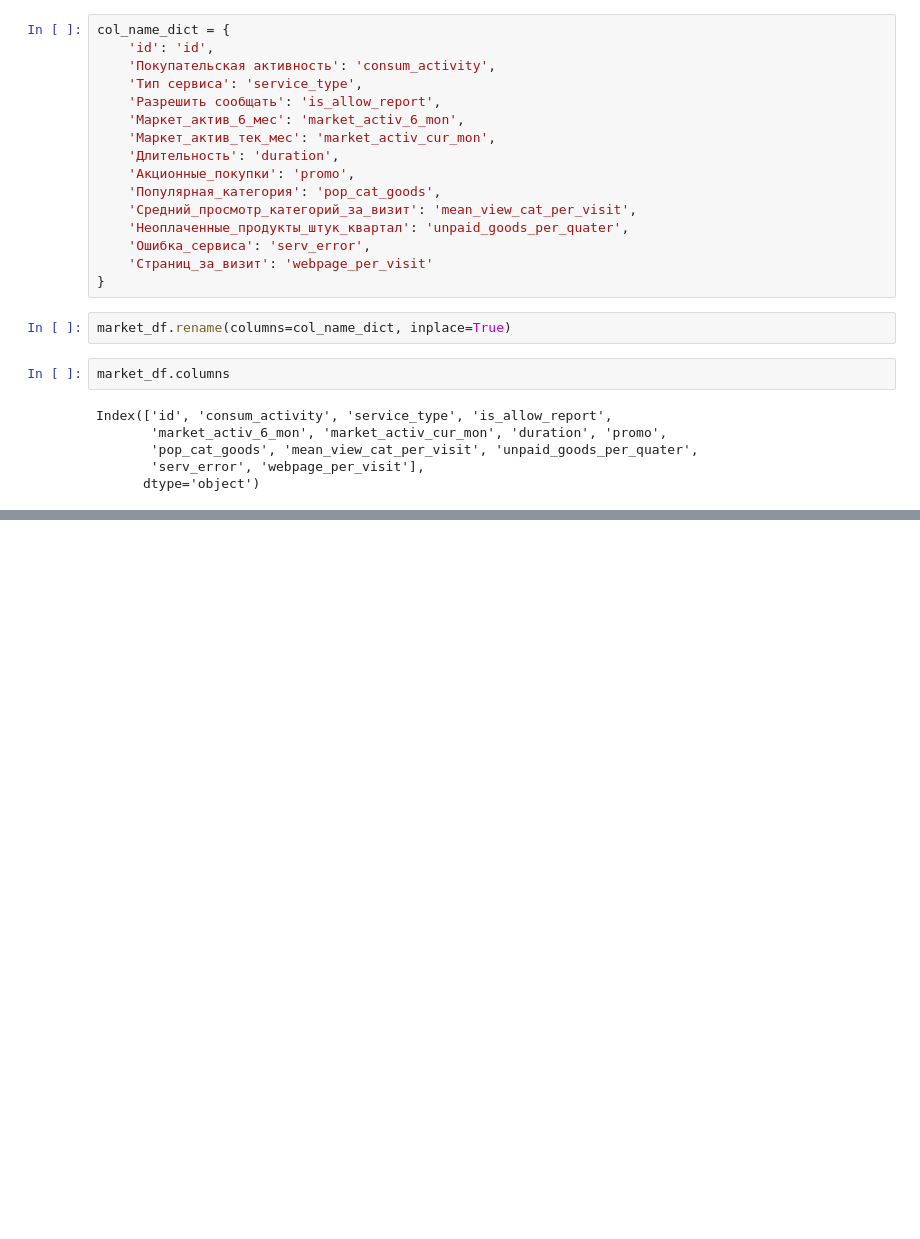
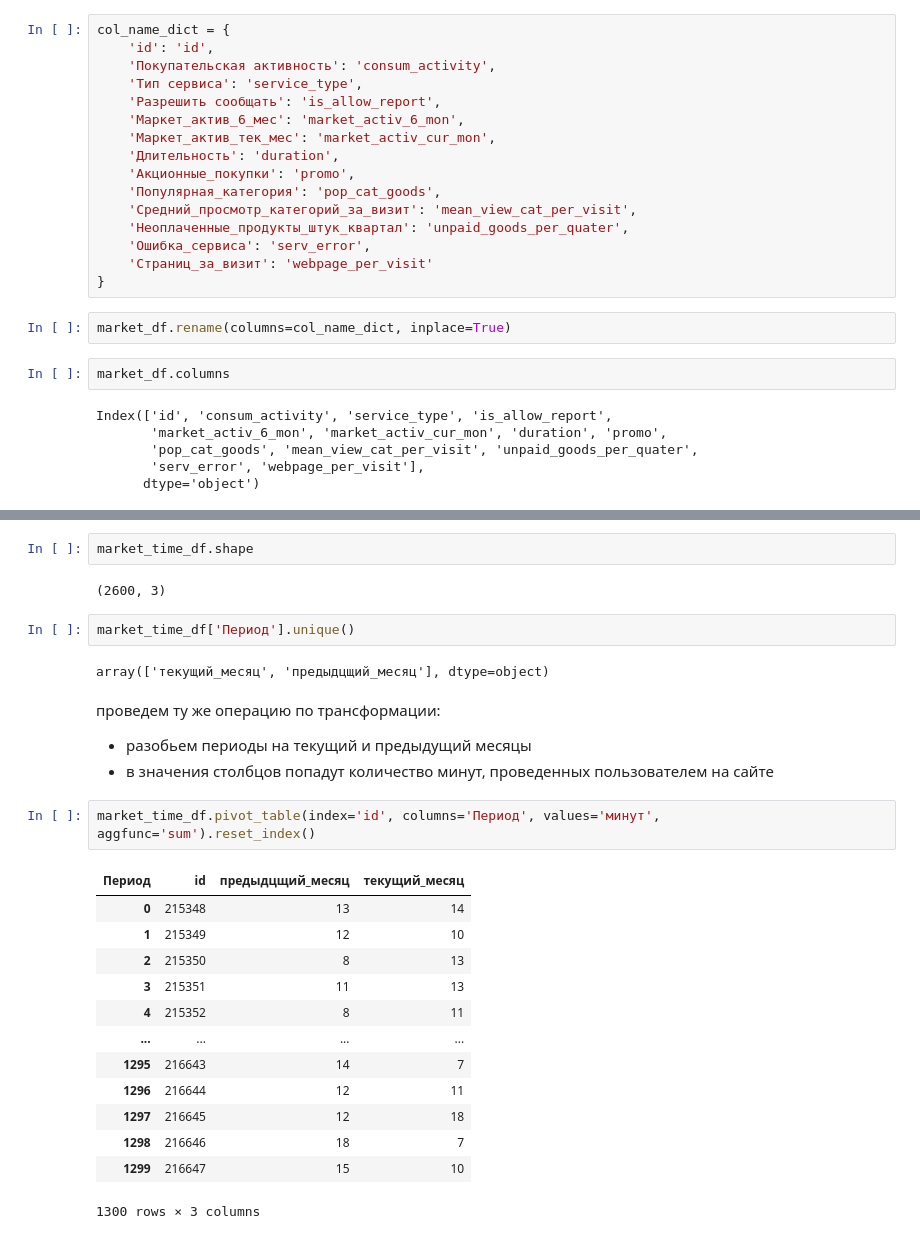
Before and after one commit to anthonypotekhin/studying, a Jupyter notebook: yandex_practicum/8_supervised_learning/sup_learn_proj.ipynb, the cells around one changed output, grey strips where cells are left out. Drawn from its saved outputs; the diff is of its cells as text; blank space fills up the shorter version.

```diff
--- a/yandex_practicum/8_supervised_learning/sup_learn_proj.ipynb
+++ b/yandex_practicum/8_supervised_learning/sup_learn_proj.ipynb
@@ -231,0 +362,28 @@ Index(['id', 'consum_activity', 'service_type', 'is_allow_report',
+# %%
+market_time_df.shape
+# %% [output]
+(2600, 3)
+# %%
+market_time_df['Период'].unique()
+# %% [output]
+array(['текущий_месяц', 'предыдцщий_месяц'], dtype=object)
+# %% [markdown]
+проведем ту же операцию по трансформации:
+- разобьем периоды на текущий и предыдущий месяцы
+- в значения столбцов попадут количество минут, проведенных пользователем на сайте
+# %%
+market_time_df.pivot_table(index='id', columns='Период', values='минут', aggfunc='sum').reset_index()
+# %% [output]
+| Период | id | предыдцщий_месяц | текущий_месяц |
+| 0 | 215348 | 13 | 14 |
+| 1 | 215349 | 12 | 10 |
+| 2 | 215350 | 8 | 13 |
+| 3 | 215351 | 11 | 13 |
+| 4 | 215352 | 8 | 11 |
+| ... | ... | ... | ... |
+| 1295 | 216643 | 14 | 7 |
+| 1296 | 216644 | 12 | 11 |
+| 1297 | 216645 | 12 | 18 |
+| 1298 | 216646 | 18 | 7 |
+| 1299 | 216647 | 15 | 10 |
+1300 rows × 3 columns
```
Also changed, not shown: parts of 33 cells of this notebook.
